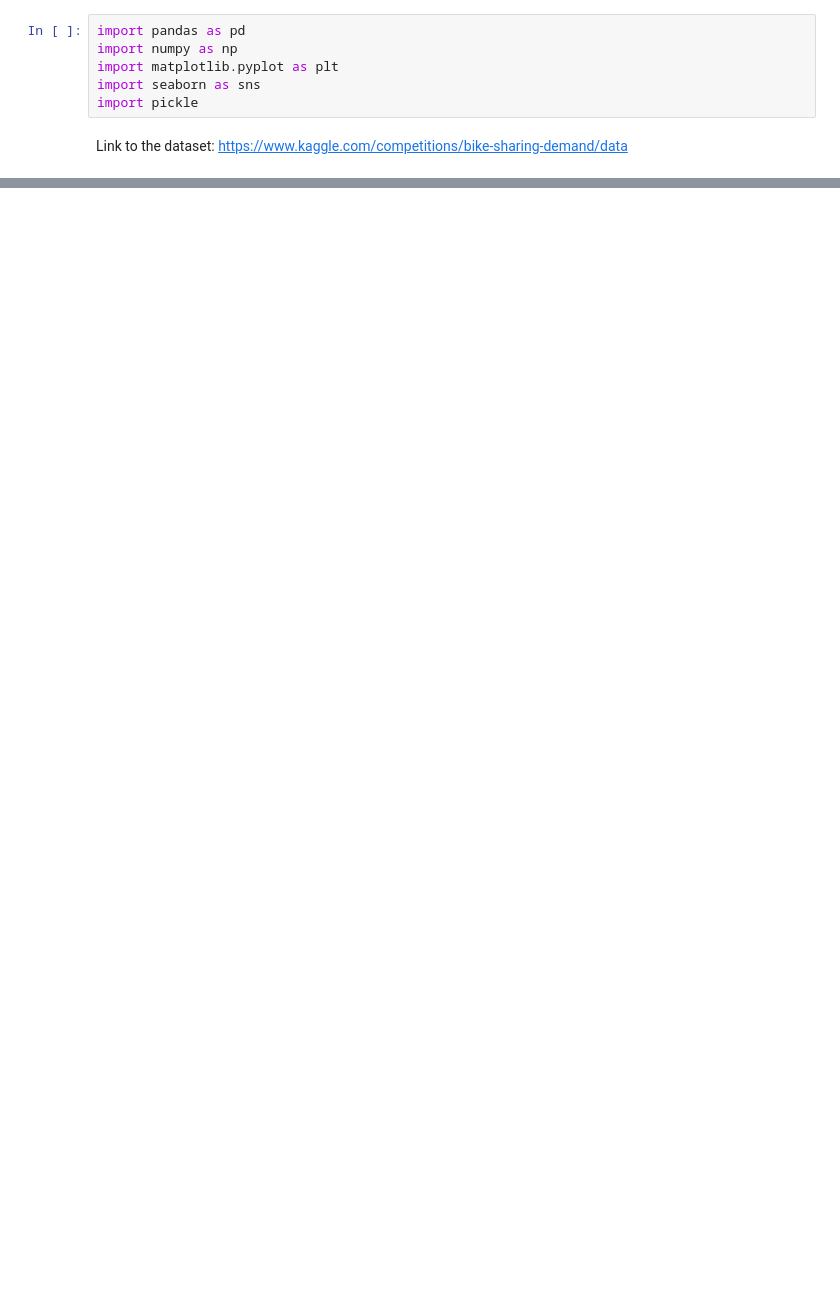
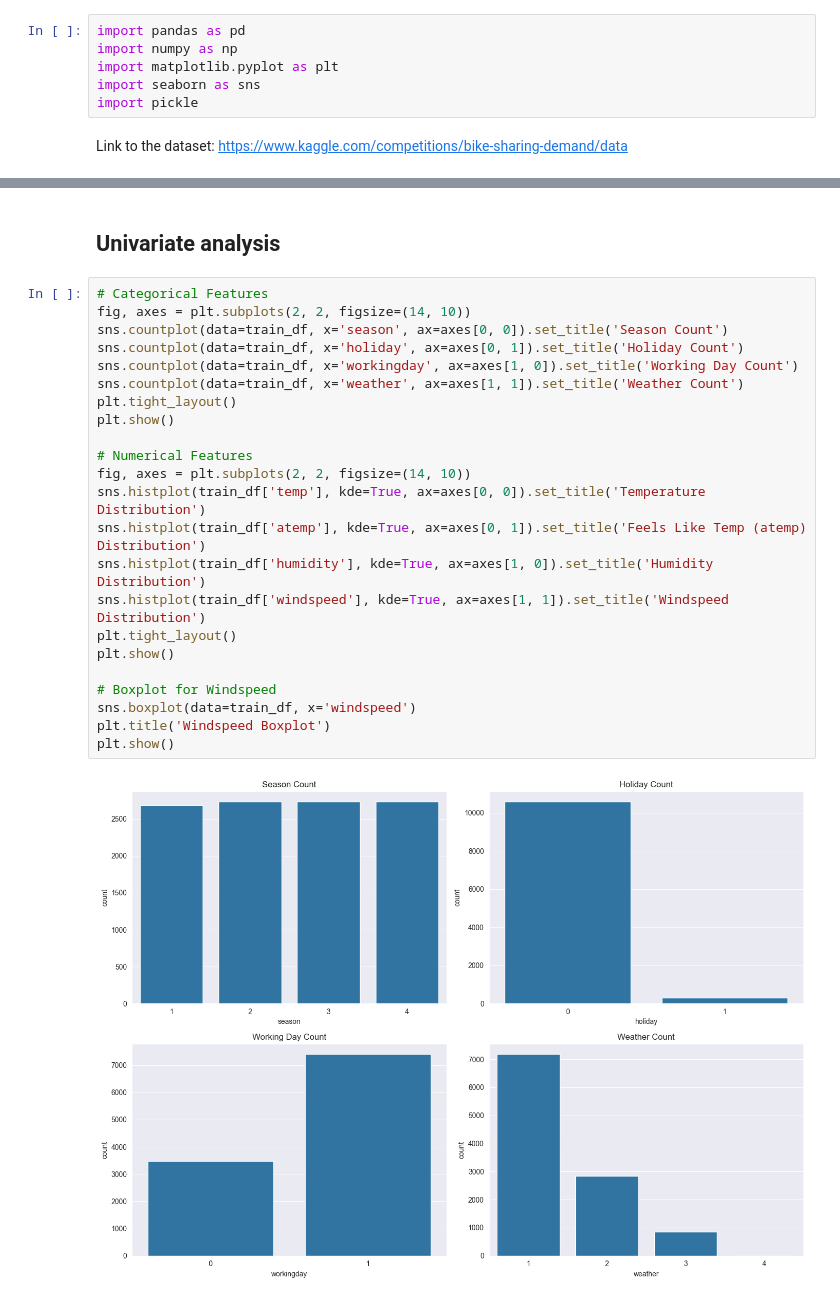
Before and after one commit to nicolas-hbt/machine-learning-zoomcamp-homework, a Jupyter notebook: midterm_project/analysis.ipynb, the cells around one changed output, grey strips where cells are left out. Saved outputs shown, nothing was run; the diff lists cells and outputs as text; blank space fills up the shorter version.

```diff
--- a/midterm_project/analysis.ipynb
+++ b/midterm_project/analysis.ipynb
@@ -127,0 +112,27 @@ plt.savefig('images/numerical_features_distribution.png')
+# %% [markdown]
+## Univariate analysis
+# %%
+# Categorical Features
+fig, axes = plt.subplots(2, 2, figsize=(14, 10))
+sns.countplot(data=train_df, x='season', ax=axes[0, 0]).set_title('Season Count')
+sns.countplot(data=train_df, x='holiday', ax=axes[0, 1]).set_title('Holiday Count')
+sns.countplot(data=train_df, x='workingday', ax=axes[1, 0]).set_title('Working Day Count')
+sns.countplot(data=train_df, x='weather', ax=axes[1, 1]).set_title('Weather Count')
+plt.tight_layout()
+plt.show()
+
+# Numerical Features
+fig, axes = plt.subplots(2, 2, figsize=(14, 10))
+sns.histplot(train_df['temp'], kde=True, ax=axes[0, 0]).set_title('Temperature Distribution')
+sns.histplot(train_df['atemp'], kde=True, ax=axes[0, 1]).set_title('Feels Like Temp (atemp) Distribution')
+sns.histplot(train_df['humidity'], kde=True, ax=axes[1, 0]).set_title('Humidity Distribution')
+sns.histplot(train_df['windspeed'], kde=True, ax=axes[1, 1]).set_title('Windspeed Distribution')
+plt.tight_layout()
+plt.show()
+
+# Boxplot for Windspeed
+sns.boxplot(data=train_df, x='windspeed')
+plt.title('Windspeed Boxplot')
+plt.show()
+# %% [output]
+[figure, added]
```
Also changed, not shown: parts of 35 cells of this notebook.
